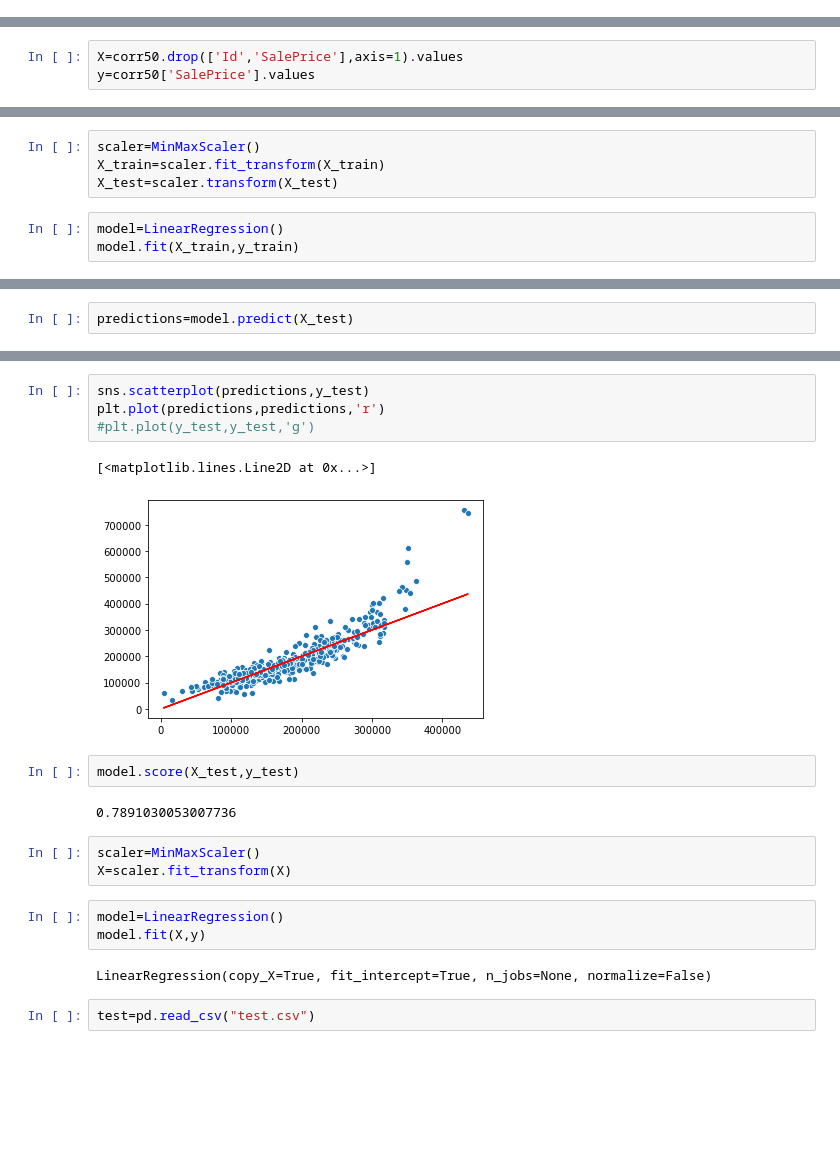
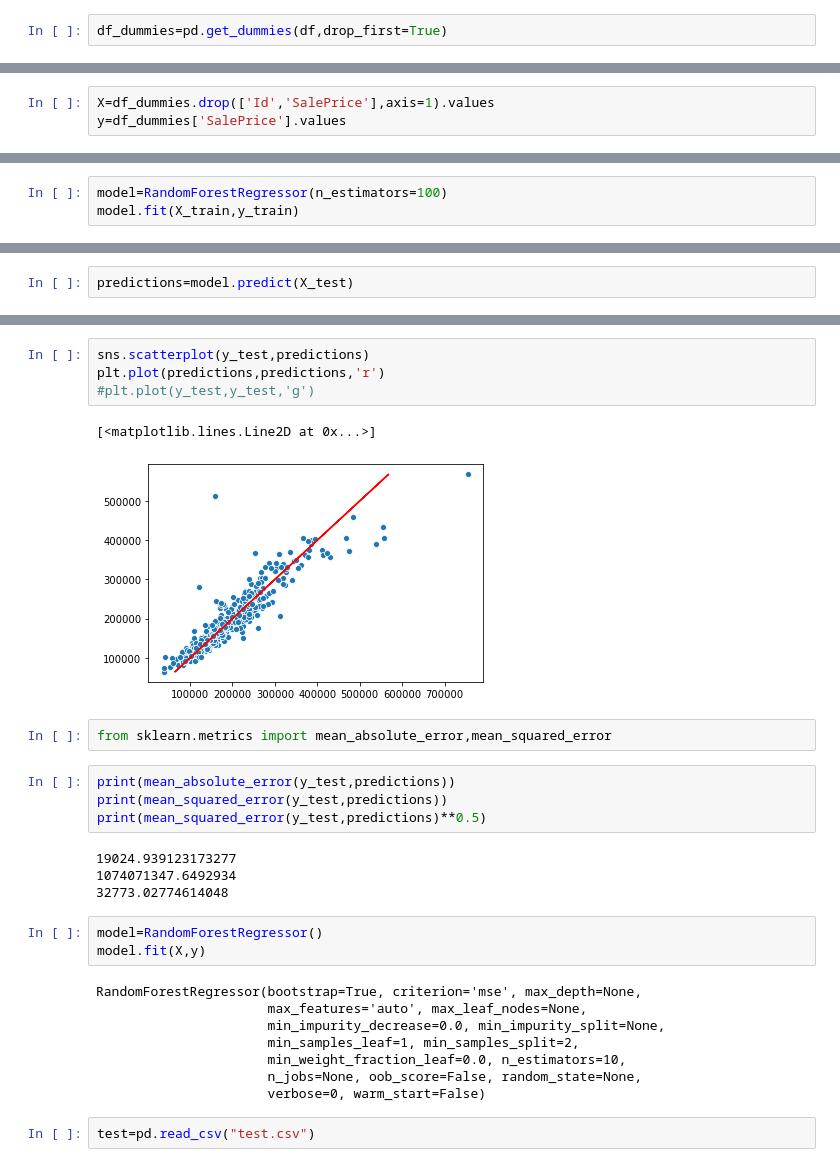
Before and after one commit to guyzsarun/Kaggle, a Jupyter notebook: house-prices-advanced-regression-techniques/HousePrice.ipynb, the cells around one changed output, grey strips where cells are left out. Saved outputs shown, nothing was run; the diff lists cells and outputs as text; blank space fills up the shorter version.

Commit message:
:zap: Improve HousePrice prediction

```diff
--- a/house-prices-advanced-regression-techniques/HousePrice.ipynb
+++ b/house-prices-advanced-regression-techniques/HousePrice.ipynb
@@ -134,3 +149,5 @@ dtype: object
+# %%
+df_dummies=pd.get_dummies(df,drop_first=True)
 # %%
 from sklearn.linear_model import LinearRegression
 from sklearn.preprocessing import MinMaxScaler
@@ -138,4 +156,4 @@ from sklearn.model_selection import train_test_split
 # %%
-X=corr50.drop(['Id','SalePrice'],axis=1).values
-y=corr50['SalePrice'].values
+X=df_dummies.drop(['Id','SalePrice'],axis=1).values
+y=df_dummies['SalePrice'].values
 # %%
@@ -143,8 +161,4 @@ X_train, X_test, y_train, y_test = train_test_split(X, y, test_size=0.33, random
-# %%
-scaler=MinMaxScaler()
-X_train=scaler.fit_transform(X_train)
-X_test=scaler.transform(X_test)
 # %%
-model=LinearRegression()
+model=RandomForestRegressor(n_estimators=100)
 model.fit(X_train,y_train)
 # %% [output]
@@ -154,22 +214,31 @@ predictions=model.predict(X_test)
 # %%
-sns.scatterplot(predictions,y_test)
+sns.scatterplot(y_test,predictions)
 plt.plot(predictions,predictions,'r')
 #plt.plot(y_test,y_test,'g')
 # %% [output]
 [<matplotlib.lines.Line2D at 0x...>]
-[figure, old version]
+[figure, new version]
-# %%
-model.score(X_test,y_test)
-# %% [output]
-0.7891030053007736
-# %%
-scaler=MinMaxScaler()
-X=scaler.fit_transform(X)
+# %%
+from sklearn.metrics import mean_absolute_error,mean_squared_error
+# %%
+print(mean_absolute_error(y_test,predictions))
+print(mean_squared_error(y_test,predictions))
+print(mean_squared_error(y_test,predictions)**0.5)
+# %% [output]
+19024.939123173277
+1074071347.6492934
+32773.02774614048
 # %%
-model=LinearRegression()
+model=RandomForestRegressor()
 model.fit(X,y)
 # %% [output]
-LinearRegression(copy_X=True, fit_intercept=True, n_jobs=None, normalize=False)
+RandomForestRegressor(bootstrap=True, criterion='mse', max_depth=None,
+                      max_features='auto', max_leaf_nodes=None,
+                      min_impurity_decrease=0.0, min_impurity_split=None,
+                      min_samples_leaf=1, min_samples_split=2,
+                      min_weight_fraction_leaf=0.0, n_estimators=10,
+                      n_jobs=None, oob_score=False, random_state=None,
+                      verbose=0, warm_start=False)
 # %%
 test=pd.read_csv("test.csv")
 # %%
```
Also changed, not shown: parts of 60 cells of this notebook, 3 other files.
